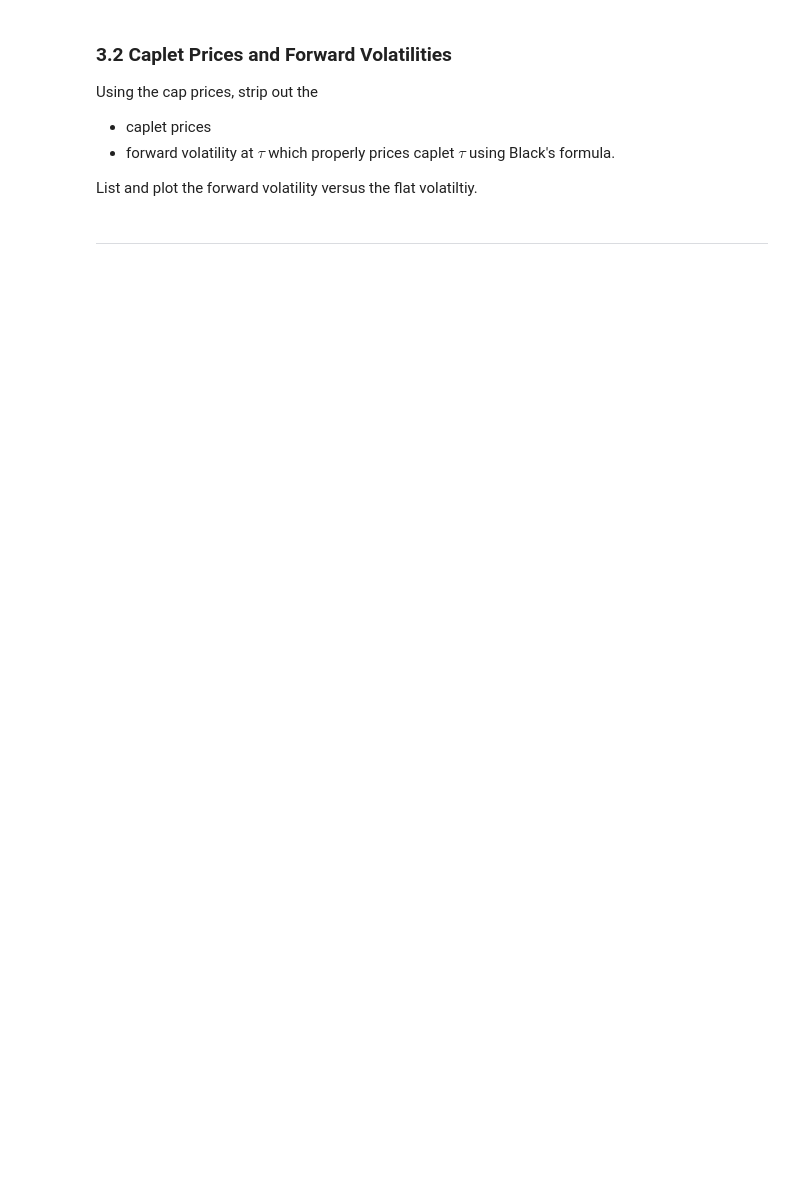
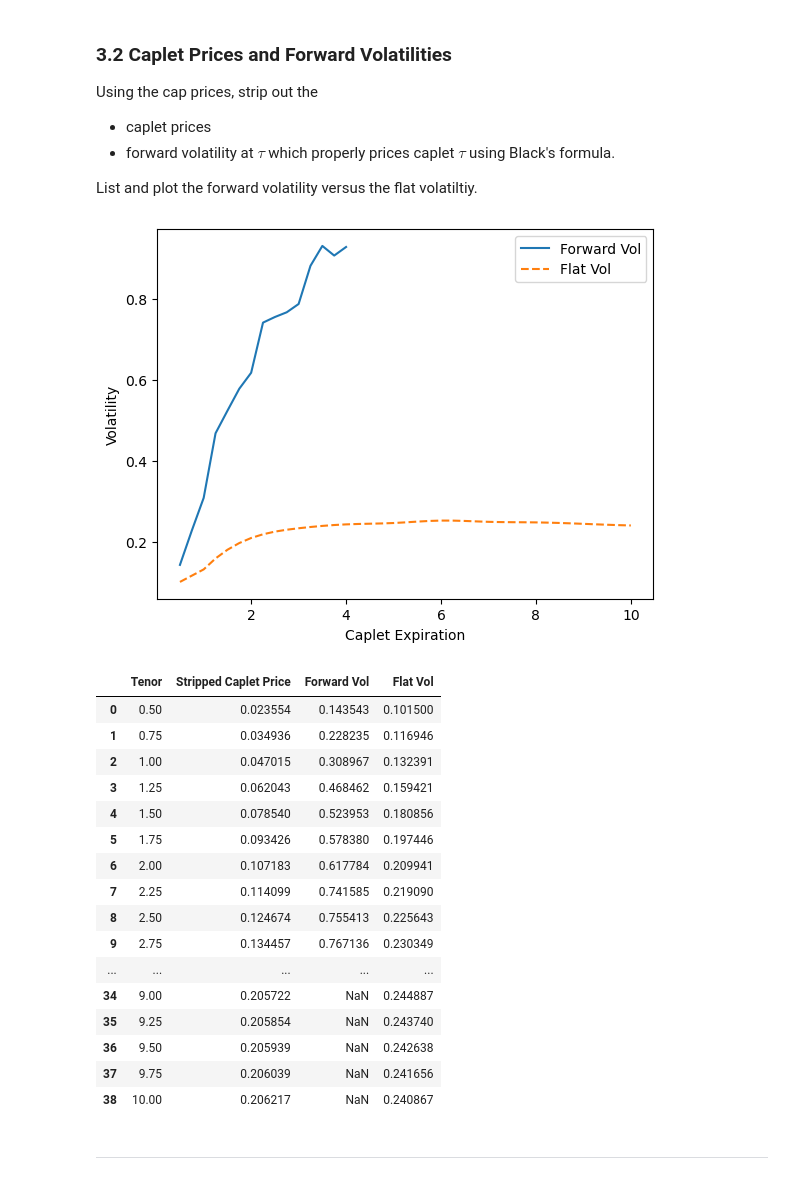
Before and after one commit to ekopen/finm-fiderivs-2025, a Jupyter notebook: homework/Homework 1 - Eric Kopen.ipynb, the cells around one changed output. Saved outputs shown, nothing was run; the diff lists cells and outputs as text; code cells hidden in the pictures; blank space fills up the shorter version.

```diff
--- a/homework/Homework 1 - Eric Kopen.ipynb
+++ b/homework/Homework 1 - Eric Kopen.ipynb
@@ -298,5 +701,74 @@ Using the cap prices, strip out the
 * forward volatility at $\tau$ which properly prices caplet $\tau$ using Black's formula.
 
 List and plot the forward volatility versus the flat volatiltiy.
+# %%
+import numpy as np
+import pandas as pd
+import matplotlib.pyplot as plt
+from scipy.stats import norm
+from scipy.optimize import brentq
+
+N, tau = 100, 0.25
+tenors = np.arange(0.5, 10+tau, tau)
+cap_prices = {}
+for T in tenors:
+    K = cap_curves.loc[cap_curves['tenor']==T, 'swap rates'].iloc[0]
+    price = 0
+    rows = cap_curves[(cap_curves['tenor']>0.25) & (cap_curves['tenor']<=T)]
+    for _, r in rows.iterrows():
+        F, vol, df_t = r['forwards'], r['flat vols'], r['discounts']
+        d1 = (np.log(F/K)+0.5*vol**2*r['tenor'])/(vol*np.sqrt(r['tenor']))
+        d2 = d1 - vol*np.sqrt(r['tenor'])
+        price += N*tau*df_t*(F*norm.cdf(d1)-K*norm.cdf(d2))
+    cap_prices[T] = price
+
+stripped_prices, fwd_vols, flat_vols = [], [], []
+for T in tenors:
+    prev = cap_prices[T-tau] if (T-tau) in cap_prices else 0
+    strip = cap_prices[T] - prev
+    stripped_prices.append(strip)
+    r = cap_curves.loc[cap_curves['tenor']==T].iloc[0]
+    F, K, df_t, flat = r['forwards'], r['swap rates'], r['discounts'], r['flat vols']
+    flat_vols.append(flat)
+    def f(sigma):
+        d1 = (np.log(F/K)+0.5*sigma**2*tau)/(sigma*np.sqrt(tau))
+        d2 = d1 - sigma*np.sqrt(tau)
+        return N*tau*df_t*(F*norm.cdf(d1)-K*norm.cdf(d2)) - strip
+    try:
+        sigma_fwd = brentq(f, 1e-6, 1)
+    except ValueError:
+        sigma_fwd = np.nan
+    fwd_vols.append(sigma_fwd)
+
+plt.plot(tenors, fwd_vols, label='Forward Vol')
+plt.plot(tenors, flat_vols, '--', label='Flat Vol')
+plt.xlabel('Caplet Expiration')
+plt.ylabel('Volatility')
+plt.legend()
+plt.show()
+
+pd.DataFrame({'Tenor': tenors,
+              'Stripped Caplet Price': stripped_prices,
+              'Forward Vol': fwd_vols,
+              'Flat Vol': flat_vols})
+# %% [output]
+[figure, added]
+|  | Tenor | Stripped Caplet Price | Forward Vol | Flat Vol |
+| 0 | 0.50 | 0.023554 | 0.143543 | 0.101500 |
+| 1 | 0.75 | 0.034936 | 0.228235 | 0.116946 |
+| 2 | 1.00 | 0.047015 | 0.308967 | 0.132391 |
+| 3 | 1.25 | 0.062043 | 0.468462 | 0.159421 |
+| 4 | 1.50 | 0.078540 | 0.523953 | 0.180856 |
+| 5 | 1.75 | 0.093426 | 0.578380 | 0.197446 |
+| 6 | 2.00 | 0.107183 | 0.617784 | 0.209941 |
+| 7 | 2.25 | 0.114099 | 0.741585 | 0.219090 |
+| 8 | 2.50 | 0.124674 | 0.755413 | 0.225643 |
+| 9 | 2.75 | 0.134457 | 0.767136 | 0.230349 |
+| ... | ... | ... | ... | ... |
+| 34 | 9.00 | 0.205722 | NaN | 0.244887 |
+| 35 | 9.25 | 0.205854 | NaN | 0.243740 |
+| 36 | 9.50 | 0.205939 | NaN | 0.242638 |
+| 37 | 9.75 | 0.206039 | NaN | 0.241656 |
+| 38 | 10.00 | 0.206217 | NaN | 0.240867 |
 # %% [markdown]
 ***
```
Also changed, not shown: parts of 19 cells of this notebook.
